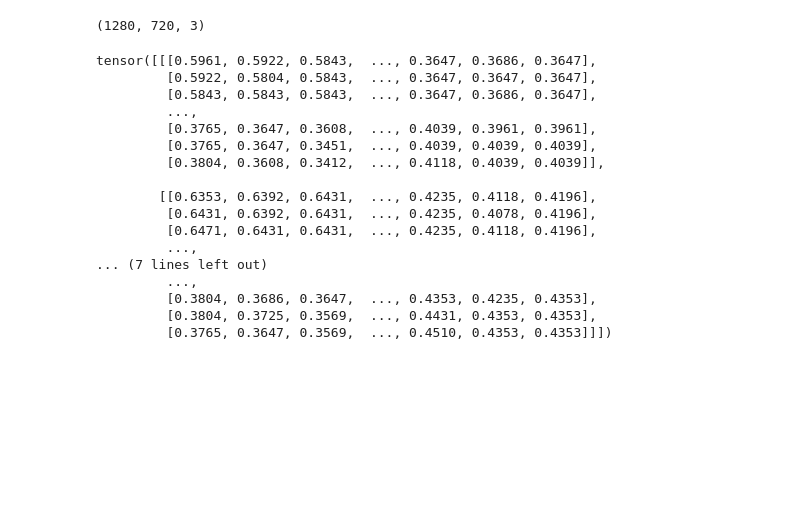
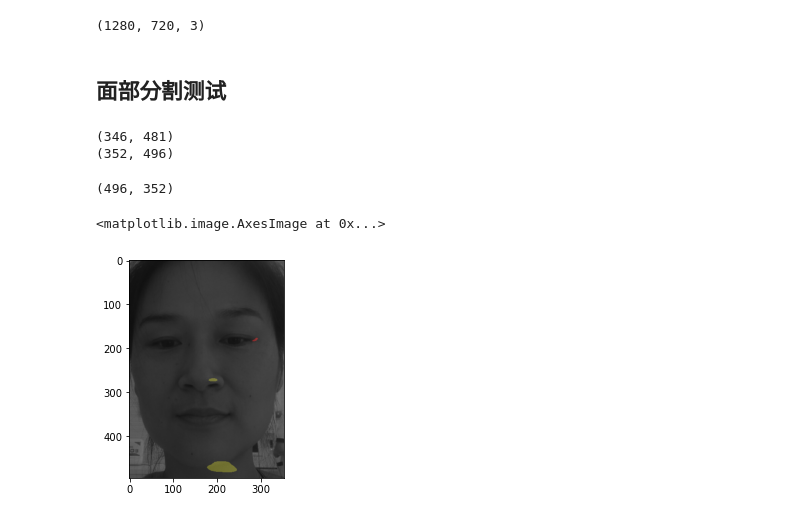
Before and after one commit to FlameSky-S/TCM-Backend, a Jupyter notebook: test.ipynb, the cells around one changed output. Cells and saved outputs as stored; diff of their text form; code cells hidden in the pictures; blank space fills up the shorter version.

```diff
--- a/test.ipynb
+++ b/test.ipynb
@@ -18,6 +32,8 @@ img = cv2.imread('/home/sharing/disk3/Datasets/TCM-Datasets/多模态数据/面
 img.shape
 # %% [output]
 (1280, 720, 3)
+# %% [markdown]
+## 面部分割测试
 # %%
 from torchvision import transforms
 from PIL import Image
@@ -27,23 +43,61 @@ import torch
 img = Image.open('/home/sharing/disk3/Datasets/TCM-Datasets/多模态数据/面诊/raw/27777.jpg')
 transform = transforms.ToTensor()
 aug = transform(img)
-# %%
-aug
-# %% [output]
-tensor([[[0.5961, 0.5922, 0.5843,  ..., 0.3647, 0.3686, 0.3647],
-         [0.5922, 0.5804, 0.5843,  ..., 0.3647, 0.3647, 0.3647],
-         [0.5843, 0.5843, 0.5843,  ..., 0.3647, 0.3686, 0.3647],
-         ...,
-         [0.3765, 0.3647, 0.3608,  ..., 0.4039, 0.3961, 0.3961],
-         [0.3765, 0.3647, 0.3451,  ..., 0.4039, 0.4039, 0.4039],
-         [0.3804, 0.3608, 0.3412,  ..., 0.4118, 0.4039, 0.4039]],
-
-        [[0.6353, 0.6392, 0.6431,  ..., 0.4235, 0.4118, 0.4196],
-         [0.6431, 0.6392, 0.6431,  ..., 0.4235, 0.4078, 0.4196],
-         [0.6471, 0.6431, 0.6431,  ..., 0.4235, 0.4118, 0.4196],
-         ...,
-... (7 lines left out)
-         ...,
-         [0.3804, 0.3686, 0.3647,  ..., 0.4353, 0.4235, 0.4353],
-         [0.3804, 0.3725, 0.3569,  ..., 0.4431, 0.4353, 0.4353],
-         [0.3765, 0.3647, 0.3569,  ..., 0.4510, 0.4353, 0.4353]]])
+# %%
+from features.face.AreaSeg import AreaSeg
+from data.dataset.features import faceDataset
+from torch.utils.data import DataLoader
+import math
+
+# path = '/home/sharing/disk3/Datasets/TCM-Datasets/多模态数据'
+# dataset = faceDataset(path)
+
+model = AreaSeg(gpu_device_id=1)
+from PIL import Image, ImageOps
+
+# img = Image.open('/home/sharing/disk3/Datasets/TCM-Datasets/多模态数据/面诊/raw/27777.jpg')
+# img = Image.open('./test_data/img_face_2603.jpg')
+img = Image.open('./test_data/img_face_2657.jpg')
+
+# img = Image.open('test_data/5849.jpg')
+# img = ImageOps.exif_transpose(img)
+
+# img = Image.open('参考/面部语义分割/data/imgs/0.png')
+scale = 0.75
+w, h = img.size
+newW, newH = int(scale * w), int(scale * h)
+img = img.resize((newW, newH))
+
+# img = Image.open('test_data/20210702141338.png')
+# img.load()
+# background = Image.new("RGB", img.size, (255, 255, 255))
+# background.paste(img, mask=img.split()[3])
+# background.save('test_data/foo.jpg', 'JPEG', quality=80)
+
+# img = Image.open('test_data/foo.jpg')
+
+width, height = img.size
+print(img.size)
+width = math.ceil(width / 16) * 16
+height = math.ceil(height / 16) * 16
+img = img.resize((width,height))
+print(img.size)
+# img = img.resize((768,1024))
+# %% [output]
+(346, 481)
+(352, 496)
+# %%
+output = model.do_test(img)
+output.shape
+# %% [output]
+(496, 352)
+# %%
+import numpy as np
+import imgviz
+from matplotlib.pyplot import imshow
+
+out_img = imgviz.label2rgb(label=output, img=imgviz.asgray(np.array(img)))
+imshow(np.asarray(out_img))
+# %% [output]
+<matplotlib.image.AxesImage at 0x...>
+[figure, added]
```
Also changed, not shown: parts of 24 cells of this notebook, 29 other files.
